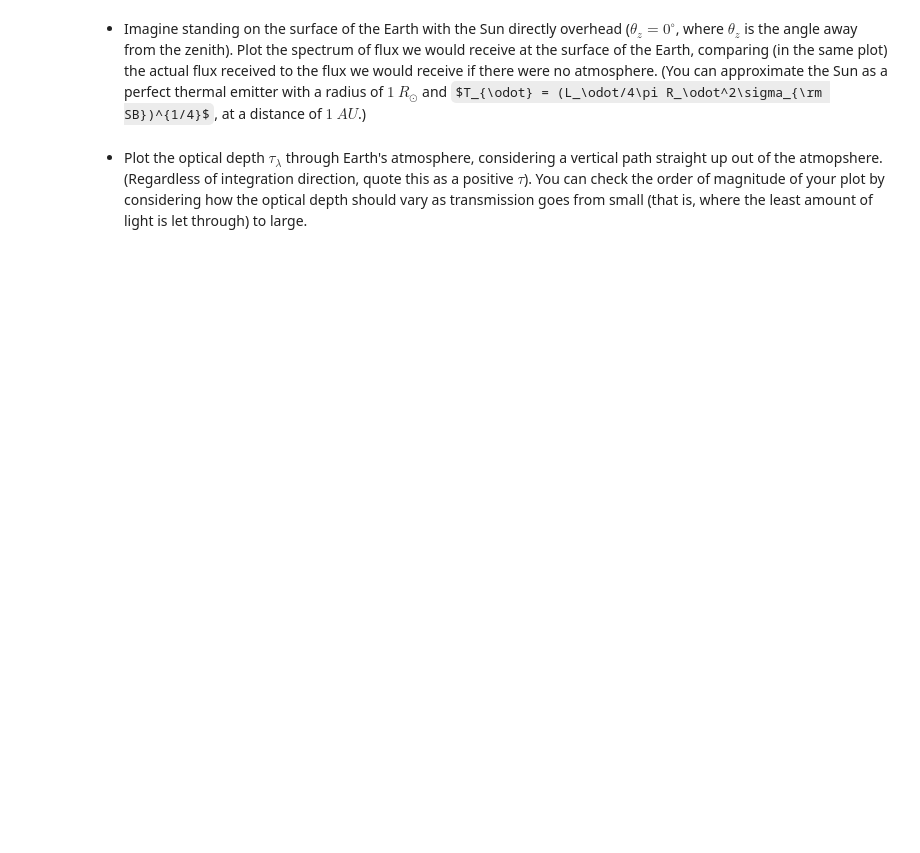
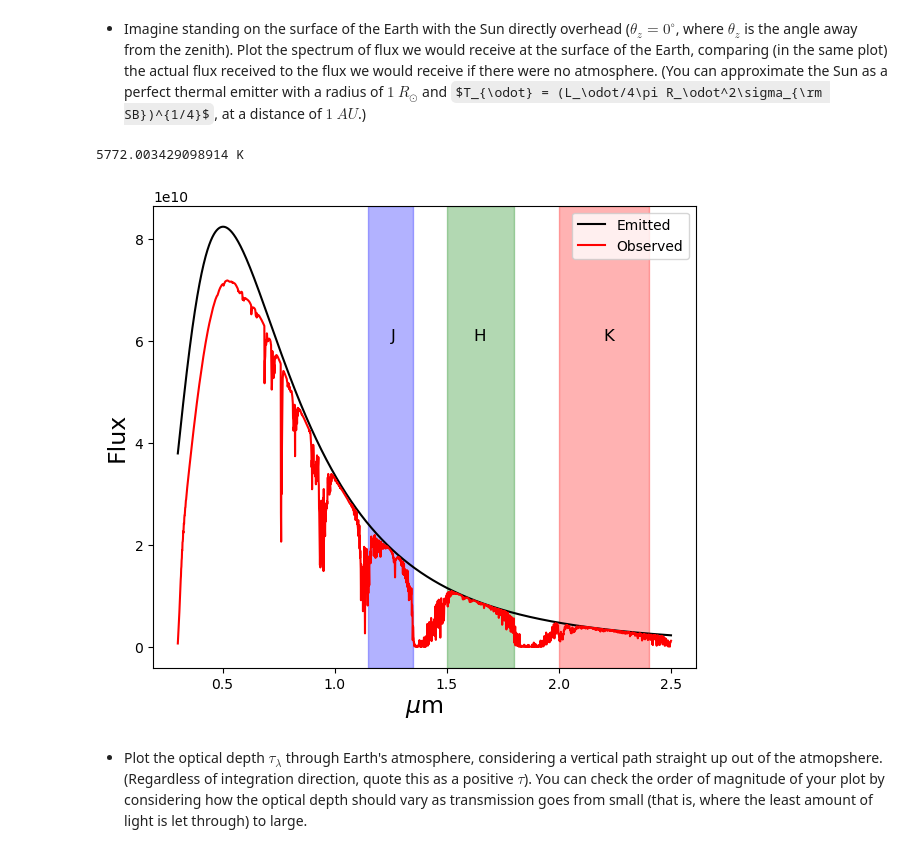
Before and after one commit to velguthb/dartmouth_a74, a Jupyter notebook: CP_transfer.ipynb, the cells around one changed output. Saved outputs shown, nothing was run; the diff lists cells and outputs as text; code cells hidden in the pictures; some formulas as TeX source; blank space fills up the shorter version.

```diff
--- a/CP_transfer.ipynb
+++ b/CP_transfer.ipynb
@@ -26,4 +49,46 @@ The file `earthtransmission.txt` contains a model for the fractional transmittan
 # %% [markdown]
 + Imagine standing on the surface of the Earth with the Sun directly overhead ($\theta_z = 0^\circ$, where $\theta_z$ is the angle away from the zenith). Plot the spectrum of flux we would receive at the surface of the Earth, comparing (in the same plot) the actual flux received to the flux we would receive if there were no atmosphere. (You can approximate the Sun as a perfect thermal emitter with a radius of $1~R_\odot$ and $T_{\odot} = (L_\odot/4\pi R_\odot^2\sigma_{\rm SB})^{1/4}$, at a distance of $1~AU$.)
+# %%
+def planck_intensity(wavelength, temperature):
+    h = const.h.cgs
+    k = const.k_B.cgs
+    c = const.c.cgs
+
+    u = h*c/(wavelength*k*temperature)
+
+    intensity = (2*h*c**2/wavelength**5/(np.exp(u) - 1))/un.steradian
+    return intensity.to('erg/(s*cm**2*micron*steradian)')
+
+def planck_flux(wavelength, temperature):
+    intensity = planck_intensity(wavelength, temperature)
+    flux = np.pi * un.steradian * intensity
+
+    return flux.to('erg/(s*cm**2*micron)')
+# %%
+T = ((const.L_sun.cgs / (4 * np.pi * const.R_sun.cgs**2 * const.sigma_sb.cgs))**(1/4)).decompose()
+print(T)
+wavelen = trans['wavelength']*un.micron
+flux = planck_flux(wavelength=wavelen,temperature=T)
+# %% [output]
+5772.003429098914 K
+# %%
+fig = plt.figure(figsize=(7,6))
+
+plt.plot(wavelen,flux,color='k',label='Emitted')
+plt.plot(wavelen,flux*trans['transmission'],c='r',label='Observed')
+plt.xlabel(r'$\mu$m',fontsize=17)
+plt.ylabel('Flux',fontsize=17)
+plt.legend(loc='upper right')
+
+plt.gca().axvspan(xmin=1.15,xmax=1.35,color='b',alpha=0.3)
+plt.gca().text(1.25,6e10,"J",fontsize=12)
+plt.gca().axvspan(xmin=1.5,xmax=1.8,color='g',alpha=0.3)
+plt.gca().text(1.62,6e10,"H",fontsize=12)
+plt.gca().axvspan(xmin=2.,xmax=2.4,color='r',alpha=0.3)
+plt.gca().text(2.2,6e10,"K",fontsize=12)
+
+plt.show()
+# %% [output]
+[figure, added]
 # %% [markdown]
 + Plot the optical depth $\tau_\lambda$ through Earth's atmosphere, considering a vertical path straight up out of the atmopshere. (Regardless of integration direction, quote this as a positive $\tau$).  You can check the order of magnitude of your plot by considering how the optical depth should vary as transmission goes from small (that is, where the least amount of light is let through) to large.
```
Also changed, not shown: parts of 15 cells of this notebook.
